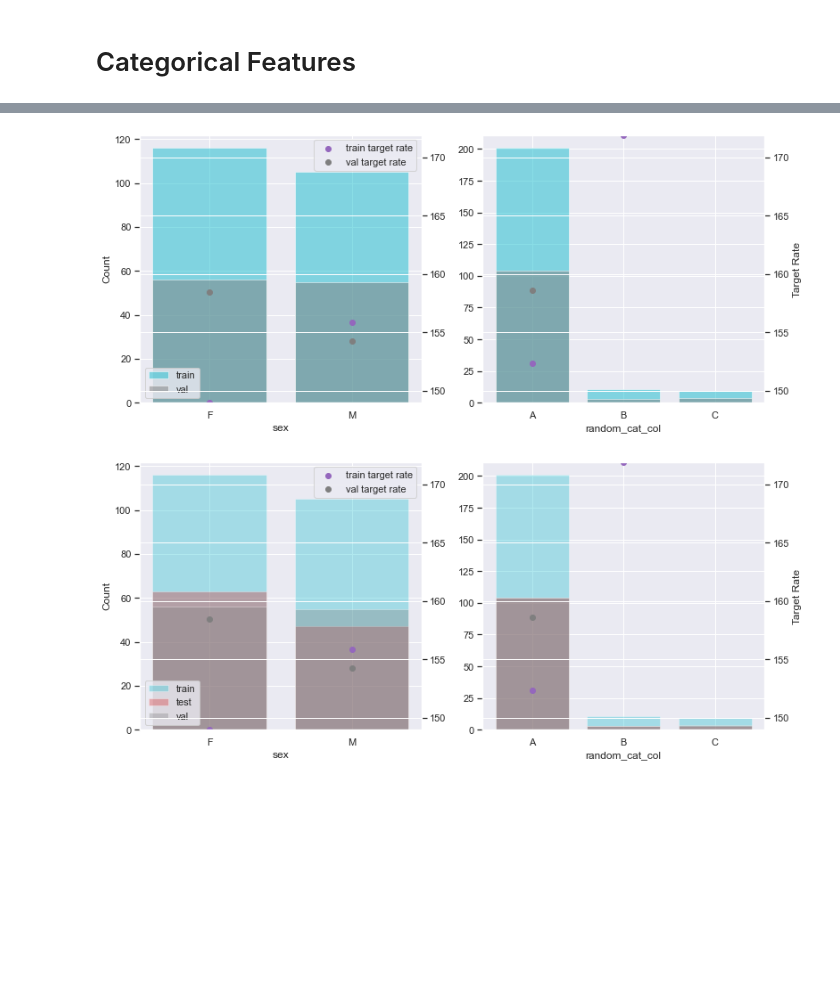
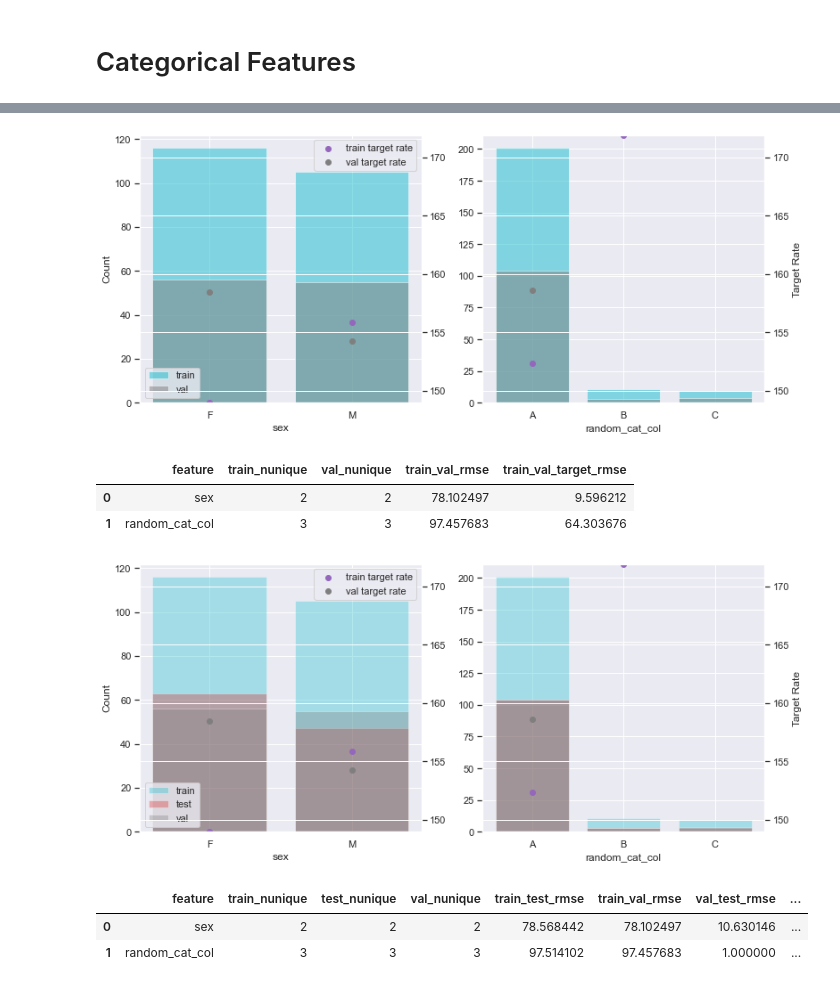
Before and after one commit to Hasan-Basri-Akcay/featdist, a Jupyter notebook: featdist_demo.ipynb, the cells around one changed output, grey strips where cells are left out. Drawn from its saved outputs; the diff is of its cells as text; code cells hidden in the pictures; blank space fills up the shorter version.

Commit message:
categorical stats

```diff
--- a/featdist_demo.ipynb
+++ b/featdist_demo.ipynb
@@ -112,8 +120,16 @@ categorical_ttt_dist(train=X_train, test=X_test, features=cat_features, target='
 # %%
-categorical_ttt_dist(train=X_train, val=X_val, features=cat_features, target='target_reg')
+df_stats = categorical_ttt_dist(train=X_train, val=X_val, features=cat_features, target='target_reg')
+df_stats
 # %% [output]
 [figure]
+|  | feature | train_nunique | val_nunique | train_val_rmse | train_val_target_rmse |
+| 0 | sex | 2 | 2 | 78.102497 | 9.596212 |
+| 1 | random_cat_col | 3 | 3 | 97.457683 | 64.303676 |
 # %%
-categorical_ttt_dist(train=X_train, test=X_test, val=X_val, features=cat_features, target='target_reg')
+df_stats = categorical_ttt_dist(train=X_train, test=X_test, val=X_val, features=cat_features, target='target_reg')
+df_stats
 # %% [output]
 [figure]
+|  | feature | train_nunique | test_nunique | val_nunique | train_test_rmse | train_val_rmse | val_test_rmse | ... |
+| 0 | sex | 2 | 2 | 2 | 78.568442 | 78.102497 | 10.630146 | ... |
+| 1 | random_cat_col | 3 | 3 | 3 | 97.514102 | 97.457683 | 1.000000 | ... |
```
Also changed, not shown: parts of 5 cells of this notebook, 3 other files.
